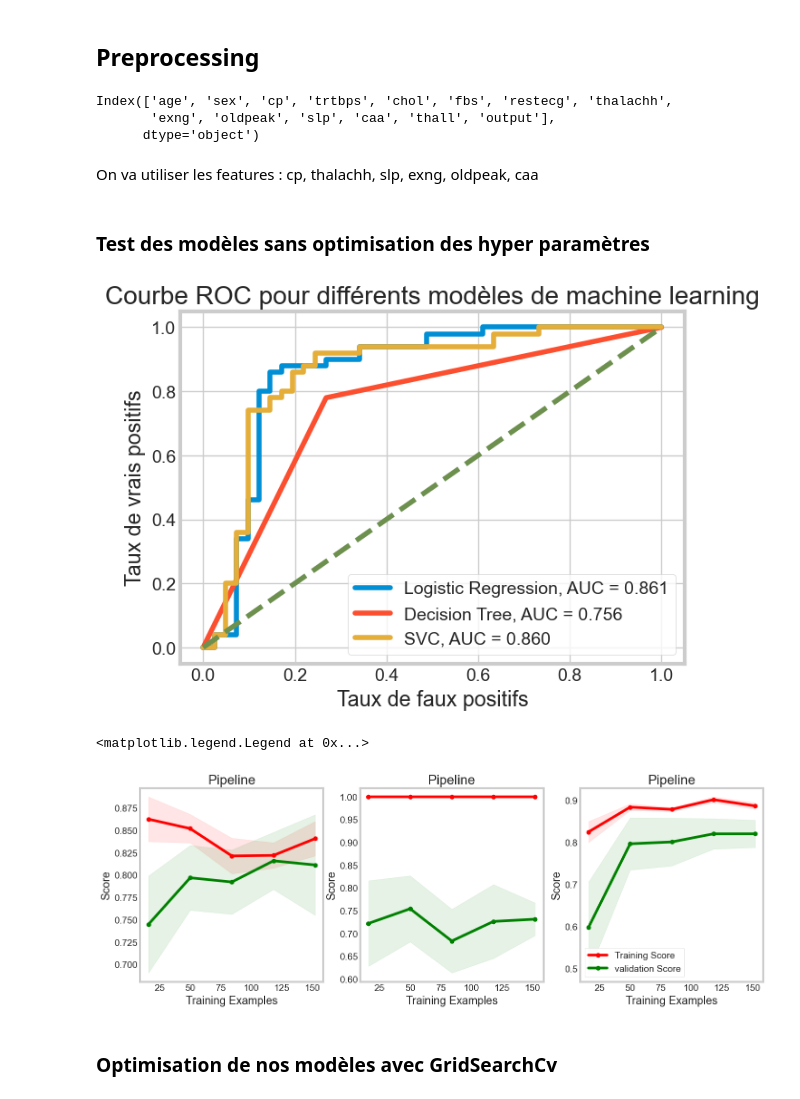
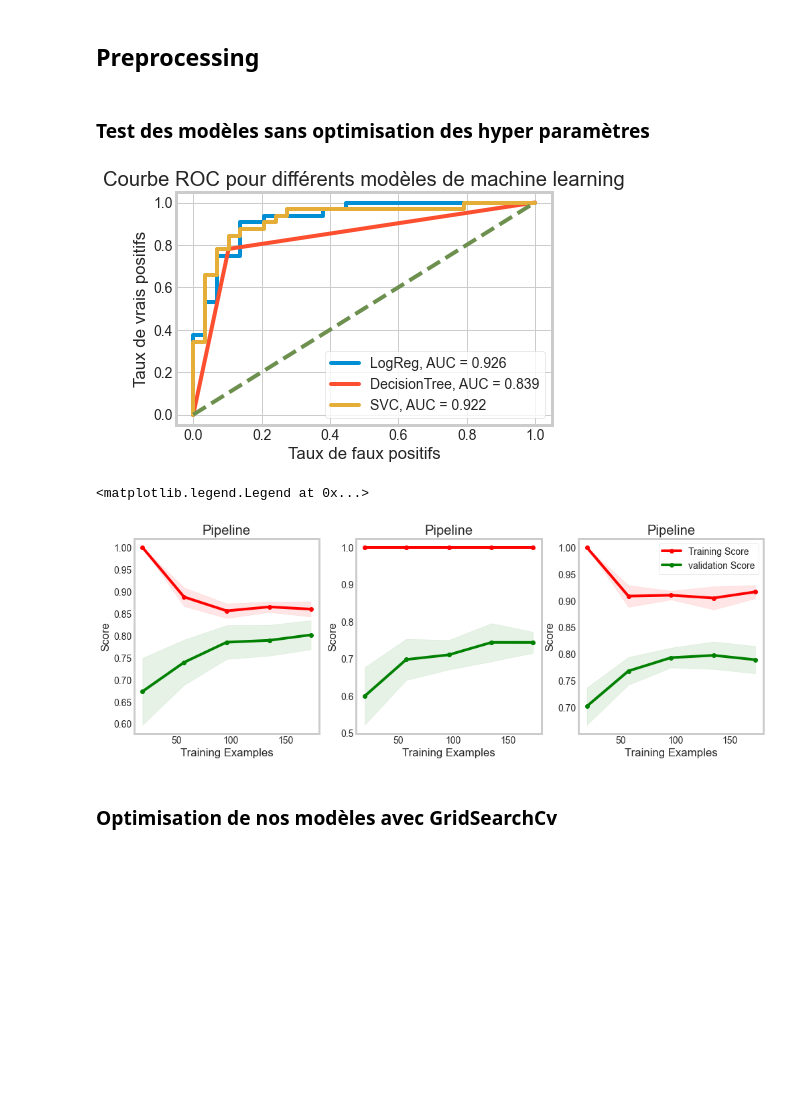
Before and after one commit to Onizukkaa/projet_E2, a Jupyter notebook: Dossier_E2_Joachim_ANDRE.ipynb, the cells around one changed output. Saved outputs shown, nothing was run; the diff lists cells and outputs as text; code cells hidden in the pictures; blank space fills up the shorter version.

Commit message:
update modeles

```diff
--- a/Dossier_E2_Joachim_ANDRE.ipynb
+++ b/Dossier_E2_Joachim_ANDRE.ipynb
@@ -112,7 +109,7 @@ from sklearn.metrics import classification_report
 X = df.drop("output",  axis = 1)
 y = df["output"]
 # %%
-X_train, X_test, y_train, y_test = train_test_split(X, y, test_size = 0.3, random_state = 42)
+X_train, X_test, y_train, y_test = train_test_split(X, y, test_size = 0.2, random_state = 42)
 # %%
 log_model = LogisticRegression(solver = "lbfgs",
                                max_iter = 1000)
@@ -139,0 +151,29 @@ accuracy on test set : 0.8131868131868132
+# %%
+# Création courbes ROC
+# Initialiser les modèles
+models = [log_model]
+model_names = ['Logistic Regression non optimisée']
+
+# Boucle sur les modèles pour les entraîner et prédire les probabilités
+for model, name in zip(models, model_names):
+    model.fit(X_train, y_train)
+    y_pred_prob = model.predict_proba(X_test)[:,1]
+
+    # Calculer la courbe ROC et AUC
+    fpr, tpr, thresholds = roc_curve(y_test, y_pred_prob)
+    auc = roc_auc_score(y_test, y_pred_prob)
+
+    # Afficher la courbe ROC
+    plt.figure(figsize=(10,8))
+    plt.plot(fpr, tpr, label=name + ', AUC = %0.3f' % auc)
+
+# Ajouter des annotations et légendes
+
+plt.plot([0, 1], [0, 1], linestyle='--')
+plt.xlabel('Taux de faux positifs')
+plt.ylabel('Taux de vrais positifs')
+plt.title('Courbe ROC pour Logistic Regression non optimisée')
+plt.legend()
+
+# Afficher la figure
+plt.show()
@@ -210,27 +252,19 @@ from sklearn.model_selection import GridSearchCV
 import numpy as np
 
 import pickle
-# %%
-df.columns
-# %% [output]
-Index(['age', 'sex', 'cp', 'trtbps', 'chol', 'fbs', 'restecg', 'thalachh',
-       'exng', 'oldpeak', 'slp', 'caa', 'thall', 'output'],
-      dtype='object')
-# %% [markdown]
-On va utiliser les features : cp, thalachh, slp, exng, oldpeak, caa
 # %%
 # Création de notre dataset d'entrainement et de validation
 
-X = df.drop(columns=['age', 'sex', "trtbps", "chol", "fbs", "restecg", "thall", "output"])
+X = df.drop("output",  axis = 1)
 y = df["output"]
 
 
-X_train, X_test, y_train, y_test = train_test_split(X, y, test_size = 0.3, random_state = 42)
+X_train, X_test, y_train, y_test = train_test_split(X, y, test_size = 0.2, random_state = 42)
 # %%
 # Creation de nos différents modèles
 
 model_log_Reg = make_pipeline(RobustScaler(),
-                      LogisticRegression())
+                      LogisticRegression(max_iter = 10000))
 
 model_dec_tree_class = make_pipeline(RobustScaler(),
                       DecisionTreeClassifier())
@@ -242,37 +276,42 @@ model_SVC = make_pipeline(RobustScaler(),
 # %%
 # Création courbes ROC
 # Initialiser les modèles
 models = [model_log_Reg, model_dec_tree_class, model_SVC]
-model_names = ['Logistic Regression', 'Decision Tree', 'SVC']
+model_names = ['LogReg', 'DecisionTree', 'SVC']
 
 # Boucle sur les modèles pour les entraîner et prédire les probabilités
 for model, name in zip(models, model_names):
+
+
     model.fit(X_train, y_train)
     y_pred_prob = model.predict_proba(X_test)[:,1]
 
     # Calculer la courbe ROC et AUC
     fpr, tpr, thresholds = roc_curve(y_test, y_pred_prob)
     auc = roc_auc_score(y_test, y_pred_prob)
 
     # Afficher la courbe ROC
+
     plt.plot(fpr, tpr, label=name + ', AUC = %0.3f' % auc)
 
 # Ajouter des annotations et légendes
+
+
 plt.plot([0, 1], [0, 1], linestyle='--')
 plt.xlabel('Taux de faux positifs')
 plt.ylabel('Taux de vrais positifs')
 plt.title('Courbe ROC pour différents modèles de machine learning')
 plt.legend()
 
 # Afficher la figure
 plt.show()
 # %% [output]
-[figure, old version]
+[figure, new version]
 # %%
 # Courbe d'apprentissage
 
 fig, axes = plt.subplots(1, len(models), figsize=(15, 5))
-for i, model in enumerate(models):
+for i, model,  in enumerate(models, ):
     train_sizes, train_scores, val_scores = learning_curve(model, X_train, y_train, train_sizes=[0.1, 0.3, 0.5, 0.7, 0.9], cv=5)
     train_scores_mean = np.mean(train_scores, axis=1)
     train_scores_std = np.std(train_scores, axis=1)
@@ -289,7 +328,7 @@ for i, model in enumerate(models):
 plt.legend(loc="best")
 # %% [output]
 <matplotlib.legend.Legend at 0x...>
-[figure, old version]
+[figure, new version]
 # %% [markdown]
 ### Optimisation de nos modèles avec GridSearchCv
 # %%
```
Also changed, not shown: parts of 22 cells of this notebook, 22 other files.
